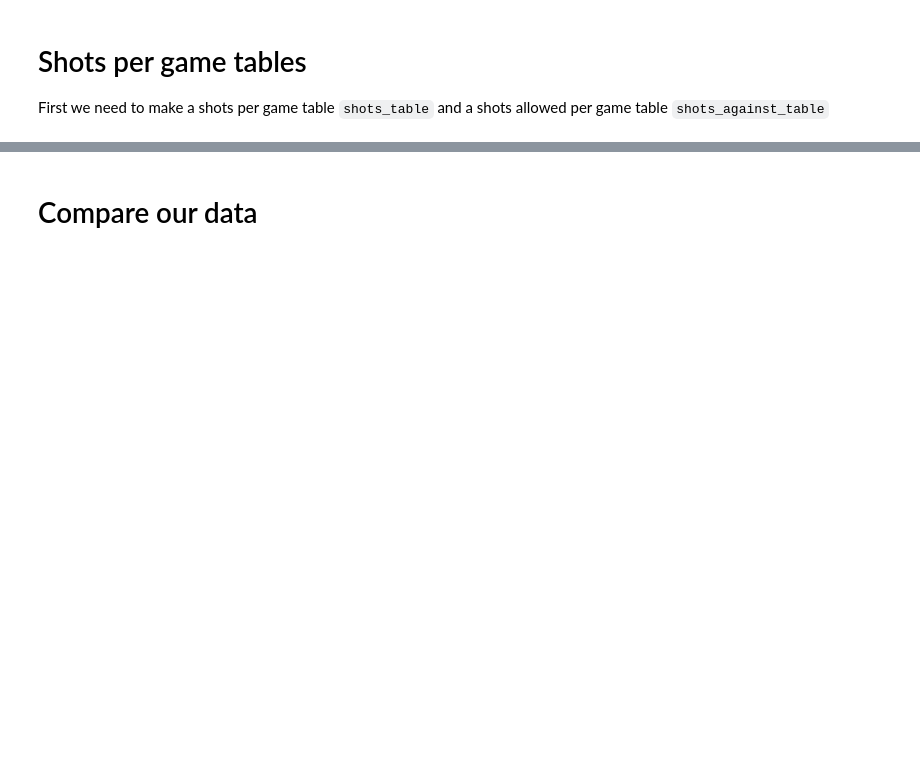
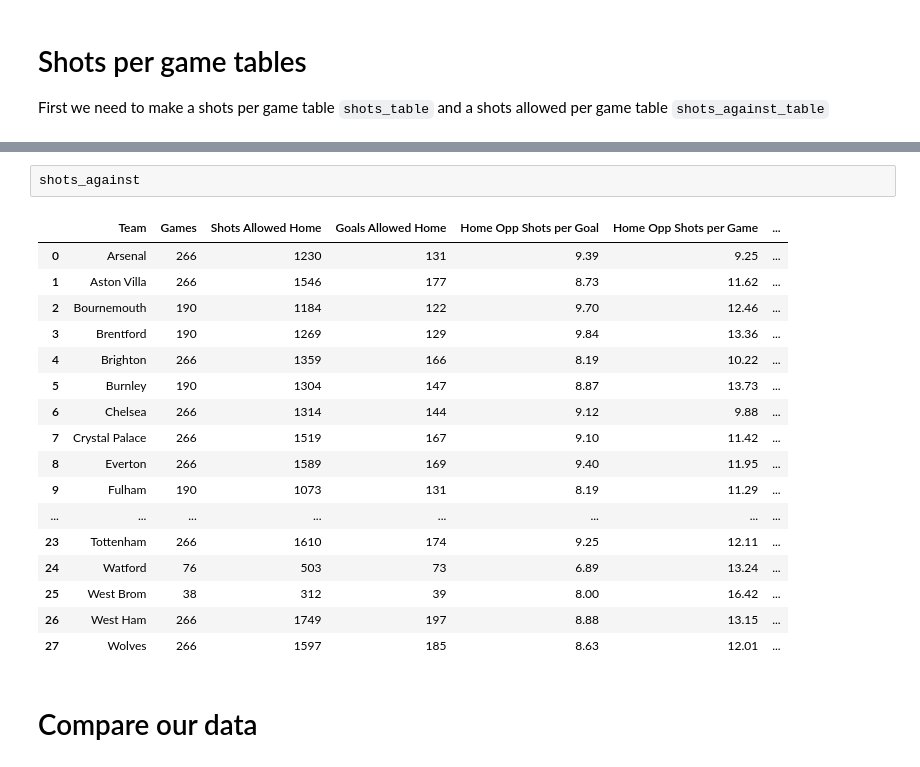
Before and after one commit to kkathait/D501_Final_Project, a Jupyter notebook: table_notebooks/shots.ipynb, the cells around one changed output, grey strips where cells are left out. Drawn from its saved outputs; the diff is of its cells as text; blank space fills up the shorter version.

```diff
--- a/table_notebooks/shots.ipynb
+++ b/table_notebooks/shots.ipynb
@@ -158,3 +44,23 @@ shots_against_table
+# %%
+shots_against
+# %% [output]
+|  | Team | Games | Shots Allowed Home | Goals Allowed Home | Home Opp Shots per Goal | Home Opp Shots per Game | ... |
+| 0 | Arsenal | 266 | 1230 | 131 | 9.39 | 9.25 | ... |
+| 1 | Aston Villa | 266 | 1546 | 177 | 8.73 | 11.62 | ... |
+| 2 | Bournemouth | 190 | 1184 | 122 | 9.70 | 12.46 | ... |
+| 3 | Brentford | 190 | 1269 | 129 | 9.84 | 13.36 | ... |
+| 4 | Brighton | 266 | 1359 | 166 | 8.19 | 10.22 | ... |
+| 5 | Burnley | 190 | 1304 | 147 | 8.87 | 13.73 | ... |
+| 6 | Chelsea | 266 | 1314 | 144 | 9.12 | 9.88 | ... |
+| 7 | Crystal Palace | 266 | 1519 | 167 | 9.10 | 11.42 | ... |
+| 8 | Everton | 266 | 1589 | 169 | 9.40 | 11.95 | ... |
+| 9 | Fulham | 190 | 1073 | 131 | 8.19 | 11.29 | ... |
+| ... | ... | ... | ... | ... | ... | ... | ... |
+| 23 | Tottenham | 266 | 1610 | 174 | 9.25 | 12.11 | ... |
+| 24 | Watford | 76 | 503 | 73 | 6.89 | 13.24 | ... |
+| 25 | West Brom | 38 | 312 | 39 | 8.00 | 16.42 | ... |
+| 26 | West Ham | 266 | 1749 | 197 | 8.88 | 13.15 | ... |
+| 27 | Wolves | 266 | 1597 | 185 | 8.63 | 12.01 | ... |
 # %% [markdown]
 # Compare our data
 # %%
```
Also changed, not shown: parts of 8 cells of this notebook.
